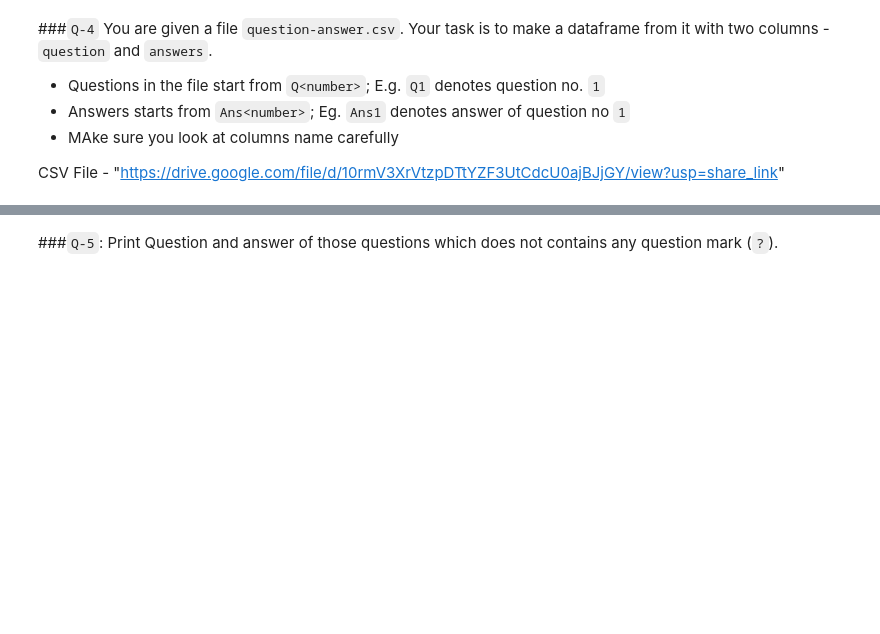
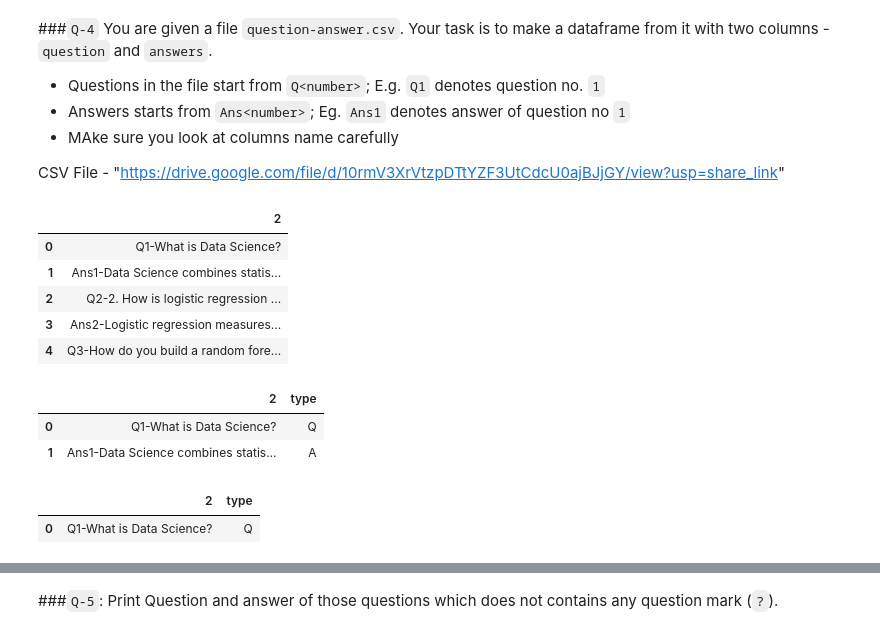
Before and after one commit to singhbhaskar360/Python_ML, a Jupyter notebook: string_date_time_task_22.ipynb, the cells around one changed output, grey strips where cells are left out. Cells and saved outputs as stored; diff of their text form; code cells hidden in the pictures; blank space fills up the shorter version.

```diff
--- a/string_date_time_task_22.ipynb
+++ b/string_date_time_task_22.ipynb
@@ -116,0 +115,25 @@ CSV File - "https://drive.google.com/file/d/10rmV3XrVtzpDTtYZF3UtCdcU0ajBJjGY/vi
+# %%
+# code here
+import pandas as pd
+ques_ans=pd.read_csv('/content/question-answer.csv')
+# %%
+ques_ans.head()
+# %% [output]
+|  | 2 |
+| 0 | Q1-What is Data Science? |
+| 1 | Ans1-Data Science combines statis... |
+| 2 | Q2-2. How is logistic regression ... |
+| 3 | Ans2-Logistic regression measures... |
+| 4 | Q3-How do you build a random fore... |
+# %%
+ques_ans['type']=ques_ans['2'].apply(lambda x:x[0])
+ques_ans.head(2)
+# %% [output]
+|  | 2 | type |
+| 0 | Q1-What is Data Science? | Q |
+| 1 | Ans1-Data Science combines statis... | A |
+# %%
+ques_ans.head(1)
+# %% [output]
+|  | 2 | type |
+| 0 | Q1-What is Data Science? | Q |
```
Also changed, not shown: parts of 25 cells of this notebook.
